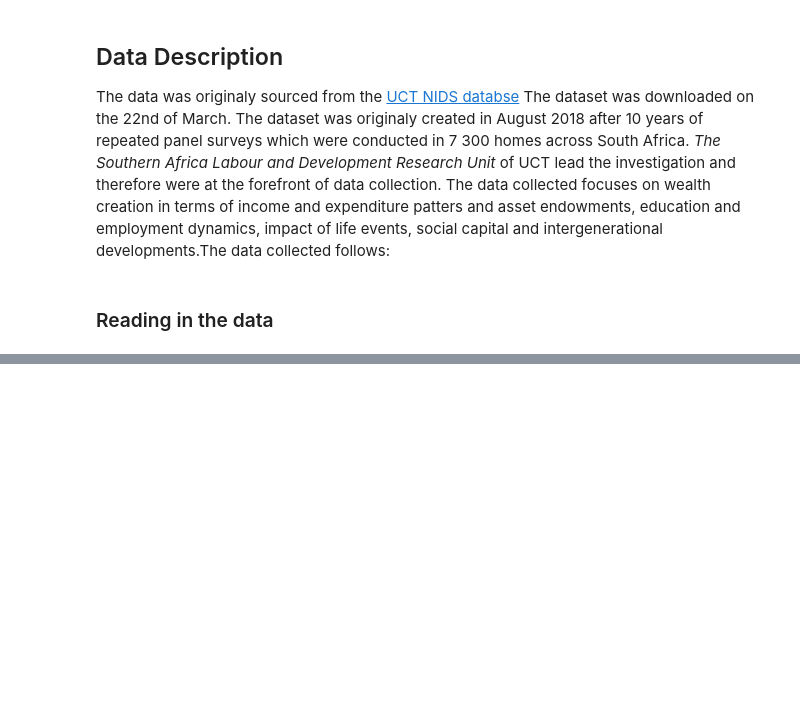
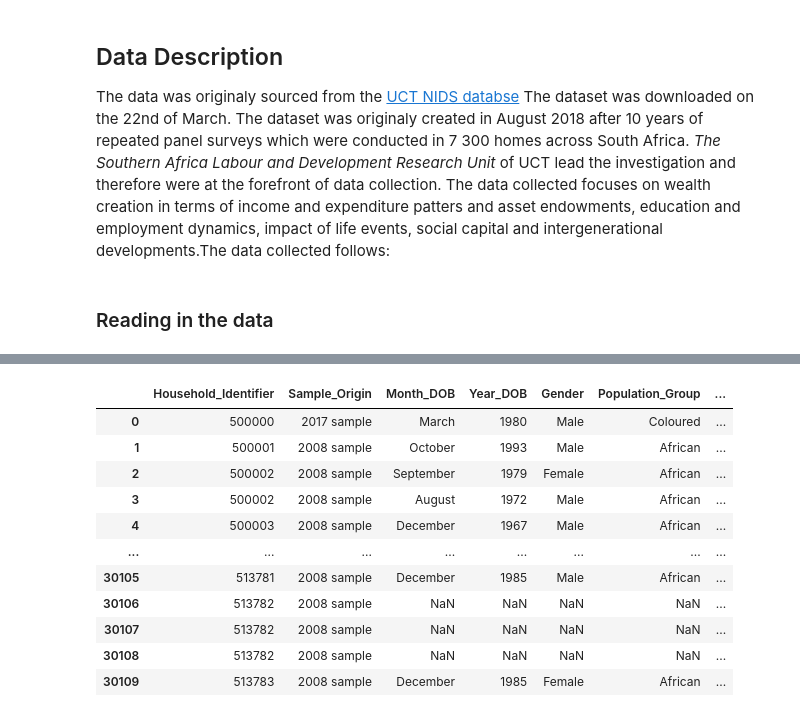
Before and after one commit to DAE-Mini-Project/DEA-Code, a Jupyter notebook: DaeCode.ipynb, the cells around one changed output, grey strips where cells are left out. Drawn from its saved outputs; the diff is of its cells as text; code cells hidden in the pictures; blank space fills up the shorter version.

```diff
--- a/DaeCode.ipynb
+++ b/DaeCode.ipynb
@@ -96,49 +103,61 @@ FileNotFoundError: [Errno 2] No such file or directory: 'adult_dataset.dta'
 # %%
 #column renaming
 pd.set_option('mode.chained_assignment', None)
 #dictionary for the new column names: key = old name & value = new name
 dict={'w5_hhid':'Household_Identifier','w5_a_sample':'Sample_Origin','w5_a_dob_m':'Month_DOB','w5_a_dob_y':'Year_DOB','w5_a_gen':'Gender',
-      'w5_a_popgrp':'Population_Group','w5_a_mar':'Married_Cohabitation','w5_a_mary_m':'Years_Married','w5_a_mary_l':'Years_Cohabiting',
-      'w5_a_curmarst':'Current_Relationship_Status','w5_a_bhbrth':'Given_Birth','w5_a_bhcnt1con':'Birth_Count','w5_a_bhlive':'Biological_Children_Living',
-      'w5_a_mthtertyn':'Mother_Degrees','w5_a_mthtert':'Mother_Highest_Tertiary','w5_a_fthtert_o':'Father_Highest_Tertiary','w5_a_em1':'Employment_Payment',
-      'w5_a_em1strty':'Primary_Occupation','w5_a_em1inc':'Primary_Gross_Income_Month','w5_a_em1pay':'Primary_Net_Income_Month','w5_a_em1inc_cat':'Main_Job_Income_Category',
-      'w5_a_em1hrs':'Work_Week_Hours','w5_a_em1prf':'Rec_Share_Profit_Year','w5_a_em1prf_a':'Share_Profit_Year','w5_a_em1prflm':'Rec_Share_Profit_Month',
-      'w5_a_em1prflm_a':'Share_Profit_Month','w5_a_em1bon':'Rec_Bonus_Year','w5_a_em1bon_a':'Other_Bonus_Year','w5_a_em1bonlm':'Rec_Bonus_Month',
-      'w5_a_em1bonlm_a':'Other_Bonus_Month','w5_a_em1pcrt':'Rec_Extra_Income_Year','w5_a_em1pcrt_a':'Extra_Income_Year','w5_a_em1pcrtlm':'Rec_Extra_Income_Month',
-      'w5_a_em1pcrtlm_a':'Extra_Income_Month','w5_a_em2':'Have_Secondary_Occupation','w5_a_em2inc':'Secondary_Gross_Income','w5_a_em2pay':'Secondary_Net_Income',
-      'w5_a_em2inc_cat':'Secondary_Income_Category','w5_a_ems':'Is_Self_Employed','w5_a_emssll':'Net_After_Liabilities','w5_a_emslft':'Amount_Left_Over',
-      'w5_a_emsincfr_a':'Month_Take_Home_Salary','w5_a_incgovpen':'Pension','w5_a_incgovpen_v':'Pension_Amount','w5_a_incdis':'Disability_Grant',
-      'w5_a_incdis_v':'Disability_Grant_Amount','w5_a_incchld':'Child_Support','w5_a_incchld_v':'Child_Support_Amount','w5_a_incfos':'Foster_Care_Grant',
-      'w5_a_incfos_v':'Foster_Care_Grant_Amount','w5_a_inccare':'Dependency_Grant','w5_a_inccare_v':'Dependency_Grant_Amount','w5_a_incaid':'Grant_In_Aid',
-      'w5_a_incaid_v':'Grant_In_Aid_Amount','w5_a_incwar':'War_Veterans_Pension','w5_a_incwar_v':'War_Veterans_Pension_Amount','w5_a_incuif':'UIF',
-      'w5_a_incuif_v':'UIF_Amount','w5_a_incwc':'Workers_Compensation','w5_a_incwc_v':'Workers_Compensation_Amount','w5_a_incpfnd':'Provident_Fund',
-      'w5_a_incpfnd_v':'Provident_Fund_Amount','w5_a_incret':'Private_Retirement_Annuity','w5_a_incret_v':'Private_Retirement_Annuity_Amount',
-      'w5_a_incretp':'Retirement_Package','w5_a_incretp_v':'Retirement_Package_Amount','w5_a_incrnt':'Rental_Income','w5_a_incrnt_v':'Rental_Income_Amount',
-      'w5_a_incint':'Interest_Earnings','w5_a_incint_v':'Interest_Earnings_Amount','w5_a_incretr':'Retrenchment_Package','w5_a_incretr_v':'Retrenchment_Package_Amount',
-      'w5_a_incinh':'Inheritances','w5_a_incinh_v':'Inheritances_Amount','w5_a_inclob':'Lobola','w5_a_inclob_v':'Lobola_Amount','w5_a_incgif':'Gifts',
-      'w5_a_incgif_v':'Gifts_Amount','w5_a_incloan':'Loan_Repayments','w5_a_incloan_v':'Loan_Repayments_Amount','w5_a_incsale':'Sale_Household_Goods',
-      'w5_a_incsale_v':'Sale_Household_Goods_Amount','w5_a_inco':'Other_Income','w5_a_inco_o':'Other_Income_Recipient','w5_a_inco_v':'Other_Income_Value',
-      'w5_a_cr':'Non_Household_Residents_Contributions','w5_a_edschgrd':'Highest_Grade_Completed','w5_a_edschyr':'Year_Highest_Grade_Completed',
-      'w5_a_edschage':'Age_Highest_Grade_Completed','w5_a_ednsc':'Highest_Grade_Completed_Pass_Type','w5_a_edexemp':'Matric_University_Exemption',
-      'w5_a_edschmth':'Math_Highest_Grade_Completed','w5_a_edschmth_o':'Other_Math_Highest_Grade_Completed','w5_a_edter':'Tertiary_Completed',
-      'w5_a_edterlev':'Highest_Tertiary_Completed','w5_a_edterlev_o':'Other_Highest_Tertiary_Completed','w5_a_edteryr':'Year_Tertiary_Completed',
-      'w5_a_edrep':'Repeated_School_Grades','w5_a_ed17cur':'Currently_Enrolled_School','w5_a_ed17curlev_o':'Other_Currently_Enrolled_School',
-      'w5_a_edlitcomp':'Computer_Literate','w5_a_edlitrden':'English_Reading_Level','w5_a_edlitwrten':'English_Writing_Level','w5_a_fwbrelinc':'Household_Income_Classification',
-      'w5_a_fwbstp15':'Household_Income_Step_15_Years','w5_a_fwbstp5yr':'Household_Income_Step_In_5_Years','w5_a_fwbinc5yr':'Household_Expected_Income_In_5_Years',
-      'w5_a_recinh':'Income_Inheritance','w5_a_recjob':'Income_Job_Payout','w5_a_recprof':'Income_Property_Sale','w5_a_recfin':'Income_Financial_Product',
-      'w5_a_reclob':'Income_Lobola','w5_a_recoth':'Income_Other_Payout','w5_a_ownveh':'Vehicle_Owner','w5_a_ownveh_v':'Resale_Vehicle','w5_a_ownmot':'Motorcycle_Owner',
-      'w5_a_ownmot_v':'Resale_Motorcycle','w5_a_dtbnd':'Has_Home_Loan','w5_a_dtbnd_b':'Home_Loan_Balance','w5_a_dtbnd_joint':'Home_Loan_Joint_Or_Sole',
-      'w5_a_ownoth_ind':'Other_Property','w5_a_ownowdtot_indshare':'Other_Property_Balance','w5_a_dtveh':'Vehicle_Payment','w5_a_dtveh_b':'Vehicle_Payment_Balance',
-      'w5_a_dtveh_joint':'Vehicle_Payment_Joint_Or_Sole','w5_a_dtbnk':'Bank_Personal_Loan','w5_a_dtbnk_b':'Bank_Personal_Loan_Balance',
-      'w5_a_dtmic':'Micro_Lender_Loan','w5_a_dtmic_b':'Micro_Lender_Loan_Balance','w5_a_dtstubnk':'Bank_Study_Loan','w5_a_dtstubnk_b':'Bank_Study_Loan_Balance',
-      'w5_a_dtstuo':'Other_Study_Loan','w5_a_dtstuo_b':'Other_Study_Loan_Balance','w5_a_dtcre':'Credit_Card','w5_a_dtcre_b':'Credit_Card_Balance',
-      'w5_a_dtstr':'Store_Card','w5_a_dtstr_b':'Store_Card_Balance','w5_a_dthp':'Hire_Purchase_Agreement','w5_a_dthp_b':'Hire_Purchase_Agreement_Balance',
-      'w5_a_dtflloan':'Family_Member_Loan','w5_a_dtflloan_b':'Family_Member_Loan_Balance','w5_a_dtfrloan':'Friend_Loan','w5_a_dtfrloanbal':'Friend_Loan_Balance',
-      'w5_a_dtmsh':'Mashonisa_Loan','w5_a_dtmsh_b':'Mashonisa_Loan_Balance','w5_a_dtemploan':'Employer_Loan','w5_a_dtemploan_b':'Employer_Loan_Balance',
-      'w5_a_dtunpdtax':'Unpaid_Tax','w5_a_dtunpdtax_b':'Unpaid_Tax_Balance','w5_a_dtserarr':'Monthly_Arrears','w5_a_dtserarr_b':'Monthly_Arrears_Balance',
-      'w5_a_dtoth1':'Other_Debts','w5_a_dtoth1_o':'Other_Other_Debts','w5_a_dtoth1_b':'Other_Debts_Balance','w5_a_aspen':'Pension_Annuity',
-      'w5_a_aspen_v':'Pension_Annuity_Amount','w5_a_aspen_cat':'Pension_Annuity_Category','w5_a_asfin':'Shares','w5_a_asfin_v':'Shares_Amount',
-      'w5_a_asfin_cat':'Shares_Category','w5_a_asacc':'Bank_Account','w5_a_asacc_v':'Bank_Account_Balance','w5_a_asacc_cat':'Bank_Account_Category',
-      'w5_a_dtacc_cat':'Bank_Account_Overdraft_Category','w5_a_assell':'Possessions_Net_Value','w5_a_assell_v':'Possessions_Net_Value_Balance'}
+ 'w5_a_popgrp':'Population_Group','w5_a_mar':'Married_Cohabitation','w5_a_mary_m':'Years_Married','w5_a_mary_l':'Years_Cohabiting','w5_a_curmarst':'Current_Relationship_Status',
+ 'w5_a_bhbrth':'Given_Birth','w5_a_bhcnt1con':'Birth_Count','w5_a_bhlive':'Biological_Children_Living','w5_a_mthtertyn':'Mother_Degrees','w5_a_mthtert':'Mother_Highest_Tertiary',
+ 'w5_a_fthtert_o':'Father_Highest_Tertiary','w5_a_em1':'Employment_Payment','w5_a_em1strty':'Primary_Occupation','w5_a_em1inc':'Primary_Gross_Income_Month','w5_a_em1pay':'Primary_Net_Income_Month',
+ 'w5_a_em1inc_cat':'Main_Job_Income_Category','w5_a_em1hrs':'Work_Week_Hours','w5_a_em1prf':'Rec_Share_Profit_Year','w5_a_em1prf_a':'Share_Profit_Year','w5_a_em1prflm':'Rec_Share_Profit_Month',
+ 'w5_a_em1prflm_a':'Share_Profit_Month','w5_a_em1bon':'Rec_Bonus_Year','w5_a_em1bon_a':'Other_Bonus_Year','w5_a_em1bonlm':'Rec_Bonus_Month','w5_a_em1bonlm_a':'Other_Bonus_Month',
+ 'w5_a_em1pcrt':'Rec_Extra_Income_Year','w5_a_em1pcrt_a':'Extra_Income_Year','w5_a_em1pcrtlm':'Rec_Extra_Income_Month','w5_a_em1pcrtlm_a':'Extra_Income_Month','w5_a_em2':'Have_Secondary_Occupation',
+ 'w5_a_em2inc':'Secondary_Gross_Income','w5_a_em2pay':'Secondary_Net_Income','w5_a_em2inc_cat':'Secondary_Income_Category','w5_a_ems':'Is_Self_Employed','w5_a_emssll':'Net_After_Liabilities',
+ 'w5_a_emslft':'Amount_Left_Over','w5_a_emsincfr_a':'Month_Take_Home_Salary','w5_a_incgovpen':'Pension','w5_a_incgovpen_v':'Pension_Amount','w5_a_incdis':'Disability_Grant',
+ 'w5_a_incdis_v':'Disability_Grant_Amount','w5_a_incchld':'Child_Support','w5_a_incchld_v':'Child_Support_Amount','w5_a_incfos':'Foster_Care_Grant','w5_a_incfos_v':'Foster_Care_Grant_Amount',
+ 'w5_a_inccare':'Dependency_Grant','w5_a_inccare_v':'Dependency_Grant_Amount','w5_a_incaid':'Grant_In_Aid','w5_a_incaid_v':'Grant_In_Aid_Amount','w5_a_incwar':'War_Veterans_Pension',
+ 'w5_a_incwar_v':'War_Veterans_Pension_Amount','w5_a_incuif':'UIF','w5_a_incuif_v':'UIF_Amount','w5_a_incwc':'Workers_Compensation','w5_a_incwc_v':'Workers_Compensation_Amount',
+ 'w5_a_incpfnd':'Provident_Fund','w5_a_incpfnd_v':'Provident_Fund_Amount','w5_a_incret':'Private_Retirement_Annuity','w5_a_incret_v':'Private_Retirement_Annuity_Amount','w5_a_incretp':'Retirement_Package',
+ 'w5_a_incretp_v':'Retirement_Package_Amount','w5_a_incrnt':'Rental_Income','w5_a_incrnt_v':'Rental_Income_Amount','w5_a_incint':'Interest_Earnings','w5_a_incint_v':'Interest_Earnings_Amount',
+ 'w5_a_incretr':'Retrenchment_Package','w5_a_incretr_v':'Retrenchment_Package_Amount','w5_a_incinh':'Inheritances','w5_a_incinh_v':'Inheritances_Amount','w5_a_inclob':'Lobola',
+ 'w5_a_inclob_v':'Lobola_Amount','w5_a_incgif':'Gifts','w5_a_incgif_v':'Gifts_Amount','w5_a_incloan':'Loan_Repayments',
+ 'w5_a_incloan_v':'Loan_Repayments_Amount','w5_a_incsale':'Sale_Household_Goods','w5_a_incsale_v':'Sale_Household_Goods_Amount','w5_a_inco':'Other_Income','w5_a_inco_o':'Other_Income_Recipient',
+ 'w5_a_inco_v':'Other_Income_Value','w5_a_cr':'Non_Household_Residents_Contributions',
+    'w5_a_grcurtyp':'GRNT_TYP','w5_a_grcurecrel':'GRNT_RCVD_BY_WHO','w5_a_edschgrd':'HGST_GR_CMPLT','w5_a_edschyr':'YR_CMPLT',
+      'w5_a_edschage':'AGE_CMPLT','w5_a_ednsc':'NCS_PASS_TYP','w5_a_edexemp':'UNI_EXMPTN','w5_a_edschmth':'HGST_GR_MATH',
+      'w5_a_edschmth_o':'OTHR_GR_MATH','w5_a_edter':'TERTIARY','w5_a_edterlev':'HGST_LVL_TER','w5_a_edterlev_o':'OTHR_LVL_TER',
+      'w5_a_edteryr':'YR_TER_CMPLT','w5_a_edrep':'REP_SCH_GRDS','w5_a_ed17cur':'STUDENT','w5_a_ed17curlev_o':'CURR_EDU_LVL',
+      'w5_a_edlitcomp':'COMP_LITRTE','w5_a_edlitrden':'ENG_RDNG_LVL','w5_a_edlitwrten':'ENG_WRTNG_LVL','w5_a_decdpid':'HH_DCSN_MKR',
+      'w5_a_decdpid2':'HH_DCSN_MKR2','w5_a_declrgpid':'DCSN_LRG_PRCH' ,'w5_a_declrgpid2':'DCSN_LRG_PRCH2','w5_a_wblv':'PRF_LVNG_AREA',
+      'w5_a_fwbrelinc':'HH_INCME_CLSS','w5_a_fwbstp15':'INCME_STP_15','w5_a_fwbstp5yr':'INCME_STP_5YR','w5_a_fwbinc5yr':'EXP_INCME_5YR',
+      'w5_a_wbsat':'LIFE_SATIF_LVL_','w5_a_wbsat10yr':'HAPPINSS_LVL','w5_a_trstsa':'TRST_SA_PPL','w5_a_recinh':'INCME_INHRTNC',
+      'w5_a_recjob':'INCME_JOB_PYOUT','w5_a_recprof':'INCME_PTY_PRFT','w5_a_recfin':'INCME_FINAN_PRDCT','w5_a_reclob':'INCME_LOBOLA',
+      'w5_a_recoth':'OTHER_LGR_INCME','w5_a_ownveh':'OWN_VEHCL','w5_a_ownveh_v':'VEHCL_VAL_AMT','w5_a_ownmot':'OWN_M0TCYCL',
+      'w5_a_ownmot_v':'MOTCYCL_VAL_AMT','w5_a_owncom':'OWN_COMP','w5_a_owncel':'OWN_CELL','w5_a_dtbnd':'HME_LOAN_BOND',
+      'w5_a_dtbnd_b':'HME_LOAN_BAL','w5_a_dtbnd_joint':'HME_BAL_JOINT','w5_a_ownoth_ind':'OWN_PTY','w5_a_ownowdtot_indshare':'PTY_DBT_JOINT',
+      'w5_a_dtveh':'CAR_PYMNT','w5_a_dtveh_b':'CAR_PYMNT_BAL','w5_a_dtveh_joint':'CAR_BAL_JOINT','w5_a_dtbnk':'BNK_PRSNL_LOAN',
+      'w5_a_dtbnk_b':'BNK_LOAN_BAL','w5_a_dtmic':'MICRO_LNDR_LOAN','w5_a_dtmic_b':'ML_LOAN_BAL','w5_a_dtstubnk':'BNK_STDY_LOAN',
+      'w5_a_dtstubnk_b':'STDY_LOAN_BAL','w5_a_dtstuo':'OTHR_STDY_LOAN','w5_a_dtstuo_b':'OSTDY_LOAN_BAL','w5_a_dtcre':'CRDT_CRD',
+      'w5_a_dtcre_b':'CRDT_CRD_BAL','w5_a_dtstr':'STORE_ACC','w5_a_dtstr_b':'STORE_ACC_BAL','w5_a_dthp':'HIRE_PUR_AGRMNT',
+      'w5_a_dthp_b':'HIRE_PUR_BAL','w5_a_dtflloan':'FAM_MEM_LOAN','w5_a_dtflloan_b':'FAM_LOAN_BAL','w5_a_dtfrloan':'FRND_LOAN',
+      'w5_a_dtfrloanbal':'FRND_LOAN_BAL','w5_a_dtmsh':'MASHN_LOAN','w5_a_dtmsh_b':'MASHN_LOAN_BAL','w5_a_dtemploan':'EMPLOYR_LOAN',
+      'w5_a_dtemploan_b':'EMPLOYR_LOAN_BAL','w5_a_dtunpdtax':'UNPD_TAX','w5_a_dtunpdtax_b':'UNPD_TAX_BAL','w5_a_dtserarr':'MONTHLY_ARRS',
+      'w5_a_dtserarr_b':'MONTHLY_ARRS_BAL','w5_a_dtoth1':'OTHR_DEBTS','w5_a_dtoth1_o':'NOT_OTHR_DEBT','w5_a_dtoth1_b':'OTHR_DEBT_BAL',
+      'w5_a_aslifeins':'LIFE_INSRNC','w5_a_aspen':'PEN_RETMNT_ANNTY','w5_a_aspen_v':'PEN_RETMNT_AMT','w5_a_aspen_cat':'PEN_RETMNT_CATGRY',
+      'w5_a_asfin':'UNTTRST_STKS_SHRS','w5_a_asfin_v':'UT_SS_AMT','w5_a_asfin_cat':'UT_SS_CATGRY','w5_a_dtstvl':'STKVL_SAVNGSCLB',
+      'w5_a_asacc':'BNK_ACC','w5_a_asacc_v':'BNK_ACC_BAL','w5_a_asacc_cat':'BNK_ACC_CATGRY','w5_a_dtacc_cat':'OD_ACC_CATEGRY',
+      'w5_a_assell':'NET_VAL_HH_POSSNS','w5_a_assell_v':'POS_VAL_LFTOVR'}
 df_filtered.rename(columns = dict,inplace = True)
 display(df_filtered)
+# %% [output]
+|  | Household_Identifier | Sample_Origin | Month_DOB | Year_DOB | Gender | Population_Group | ... |
+| 0 | 500000 | 2017 sample | March | 1980 | Male | Coloured | ... |
+| 1 | 500001 | 2008 sample | October | 1993 | Male | African | ... |
+| 2 | 500002 | 2008 sample | September | 1979 | Female | African | ... |
+| 3 | 500002 | 2008 sample | August | 1972 | Male | African | ... |
+| 4 | 500003 | 2008 sample | December | 1967 | Male | African | ... |
+| ... | ... | ... | ... | ... | ... | ... | ... |
+| 30105 | 513781 | 2008 sample | December | 1985 | Male | African | ... |
+| 30106 | 513782 | 2008 sample | NaN | NaN | NaN | NaN | ... |
+| 30107 | 513782 | 2008 sample | NaN | NaN | NaN | NaN | ... |
+| 30108 | 513782 | 2008 sample | NaN | NaN | NaN | NaN | ... |
+| 30109 | 513783 | 2008 sample | December | 1985 | Female | African | ... |
```
Also changed, not shown: parts of 9 cells of this notebook.
